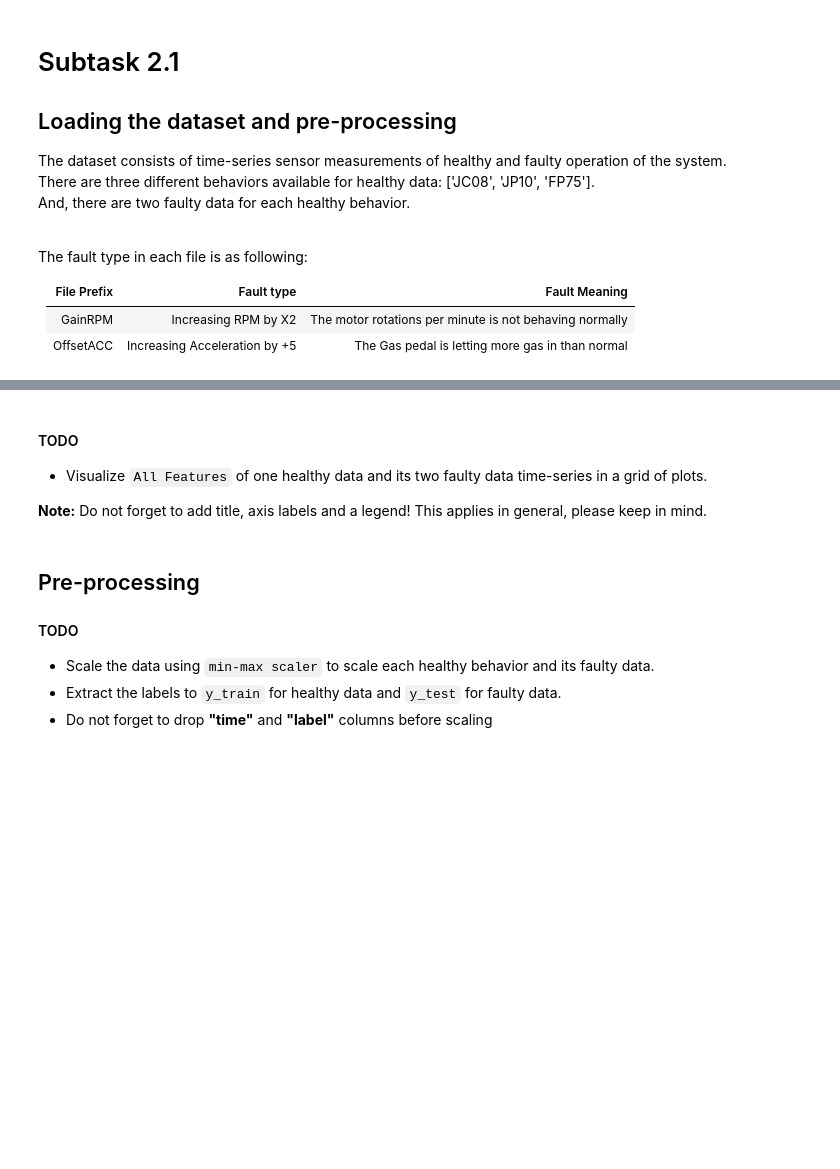
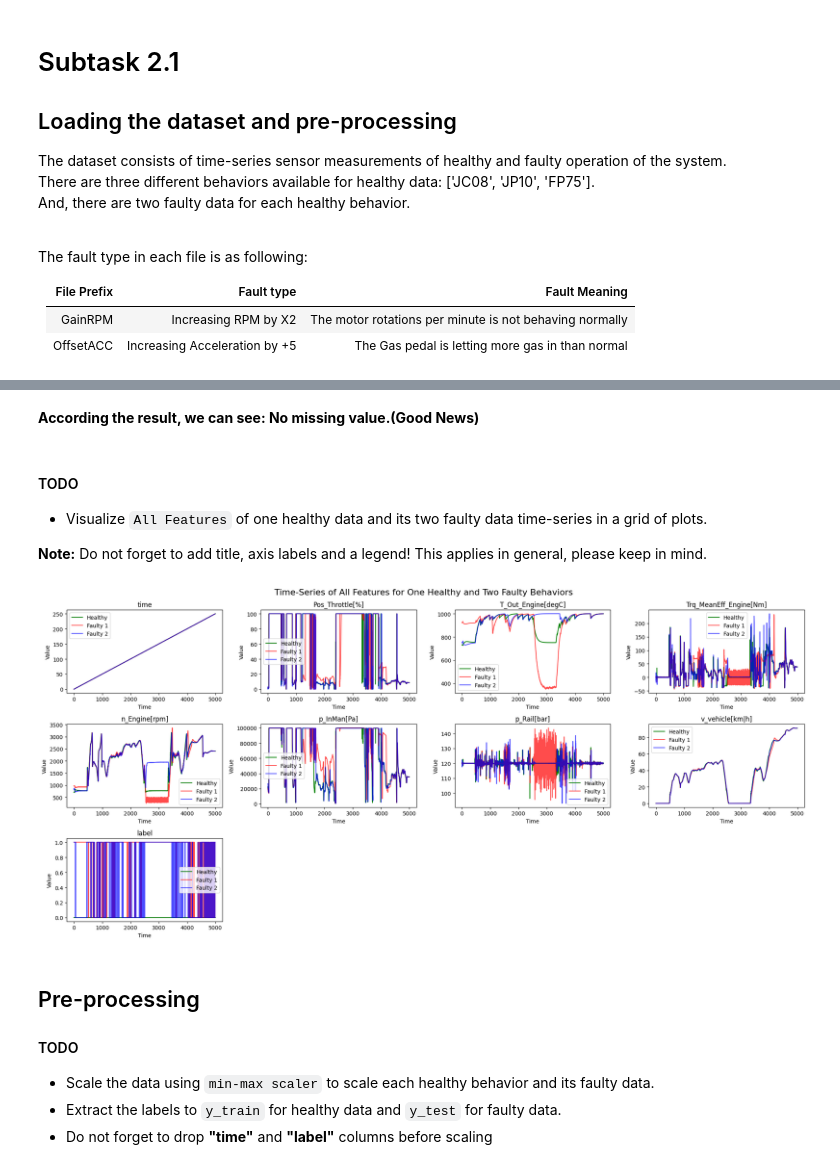
Before and after one commit to fehimecapar/DeepLearning, a Jupyter notebook: Task_04.ipynb, the cells around one changed output, grey strips where cells are left out. Drawn from its saved outputs; the diff is of its cells as text; code cells hidden in the pictures; blank space fills up the shorter version.

```diff
--- a/Task_04.ipynb
+++ b/Task_04.ipynb
@@ -117,3 +165,5 @@ dfs[0][0].head()
+# %% [markdown]
+**According the result, we can see: No missing value.(Good News)**
 # %% [markdown]
 #### TODO
 
@@ -128,3 +174,38 @@ This applies in general, please keep in mind.
+# %%
+
+import matplotlib.pyplot as plt
+
+# healty and faulty data
+healthy_df = dfs[0][0]
+faulty_df_1 = dfs[0][1]
+faulty_df_2 = dfs[0][2]
+
+# feature
+features = healthy_df.columns
+n_features = len(features)
+
+# size of Grid
+n_cols = 4
+n_rows = (n_features + n_cols - 1) // n_cols
+
+# create plot
+plt.figure(figsize=(n_cols * 5, n_rows * 3))
+
+for idx, feature in enumerate(features):
+    plt.subplot(n_rows, n_cols, idx + 1)
+    plt.plot(healthy_df[feature], label='Healthy', color='green')
+    plt.plot(faulty_df_1[feature], label='Faulty 1', color='red', alpha=0.7)
+    plt.plot(faulty_df_2[feature], label='Faulty 2', color='blue', alpha=0.7)
+    plt.title(feature)
+    plt.xlabel("Time")
+    plt.ylabel("Value")
+    plt.legend()
+
+plt.tight_layout()
+plt.suptitle("Time-Series of All Features for One Healthy and Two Faulty Behaviors", fontsize=16, y=1.02)
+plt.show()
+# %% [output]
+[figure, added]
 # %% [markdown]
 ## Pre-processing
 
```
Also changed, not shown: parts of 55 cells of this notebook.
